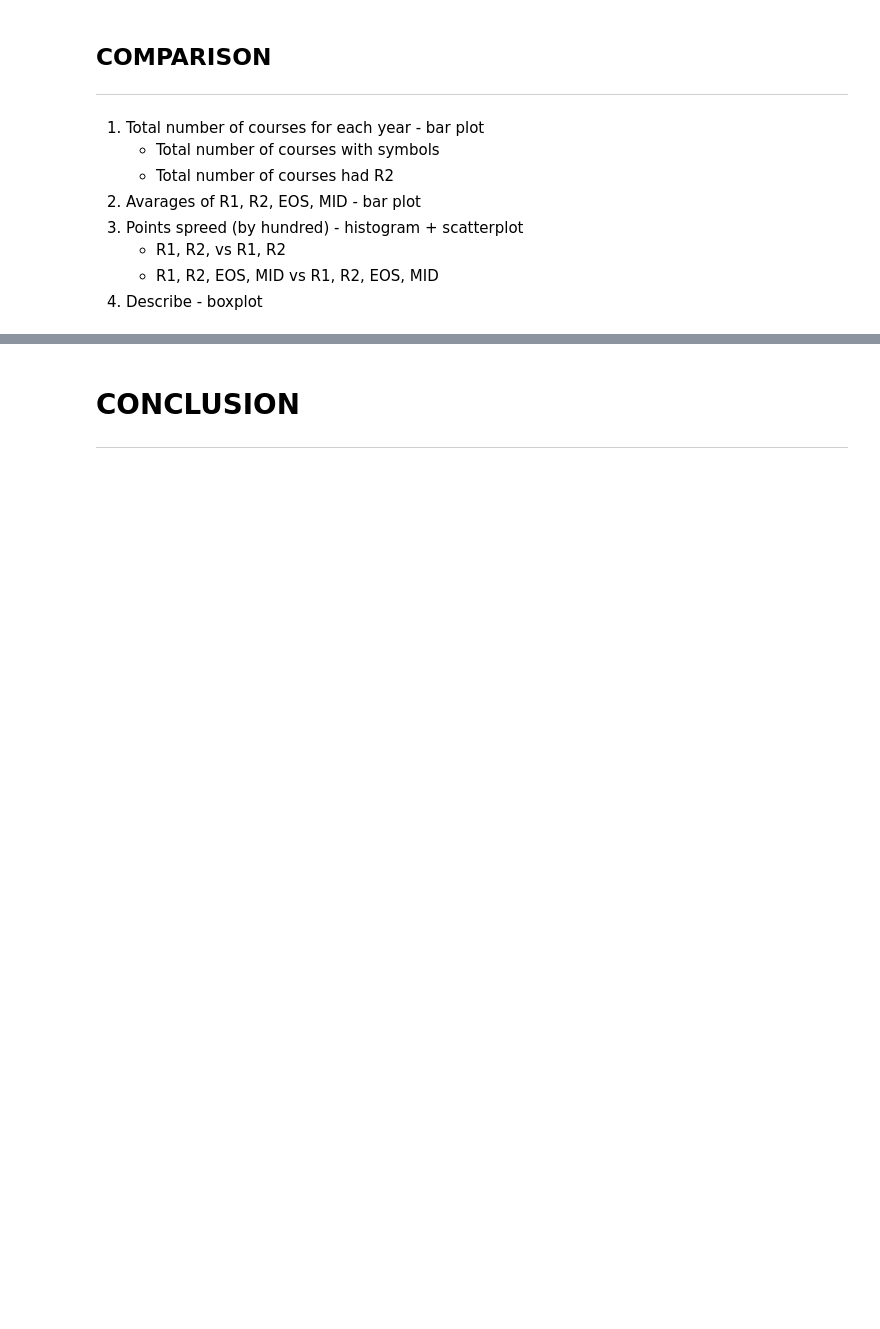
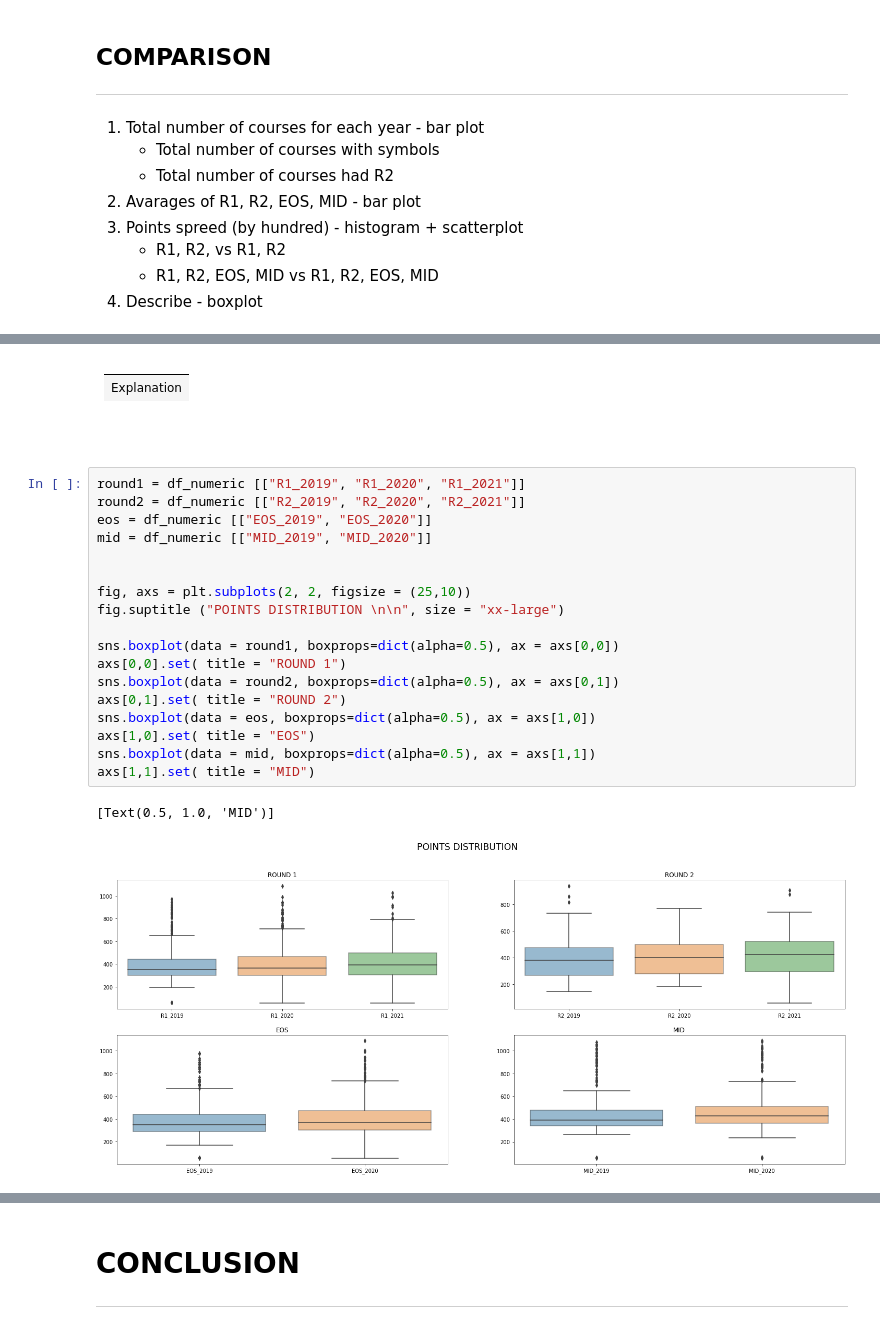
Before and after one commit to AnteDujic/Fundamentals-of-Data-Analysis, a Jupyter notebook: cao.ipynb, the cells around one changed output, grey strips where cells are left out. Cells and saved outputs as stored; diff of their text form; blank space fills up the shorter version.

```diff
--- a/cao.ipynb
+++ b/cao.ipynb
@@ -702,0 +708,28 @@ plt.show()
+# %% [markdown]
+| |
+| :-|
+| Explanation |
+
+<br>
+<br>
+# %%
+round1 = df_numeric [["R1_2019", "R1_2020", "R1_2021"]]
+round2 = df_numeric [["R2_2019", "R2_2020", "R2_2021"]]
+eos = df_numeric [["EOS_2019", "EOS_2020"]]
+mid = df_numeric [["MID_2019", "MID_2020"]]
+
+
+fig, axs = plt.subplots(2, 2, figsize = (25,10))
+fig.suptitle ("POINTS DISTRIBUTION \n\n", size = "xx-large")
+
+sns.boxplot(data = round1, boxprops=dict(alpha=0.5), ax = axs[0,0])
+axs[0,0].set( title = "ROUND 1")
+sns.boxplot(data = round2, boxprops=dict(alpha=0.5), ax = axs[0,1])
+axs[0,1].set( title = "ROUND 2")
+sns.boxplot(data = eos, boxprops=dict(alpha=0.5), ax = axs[1,0])
+axs[1,0].set( title = "EOS")
+sns.boxplot(data = mid, boxprops=dict(alpha=0.5), ax = axs[1,1])
+axs[1,1].set( title = "MID")
+# %% [output]
+[Text(0.5, 1.0, 'MID')]
+[figure, added]
```
Also changed, not shown: parts of 41 cells of this notebook, 30 other files.
